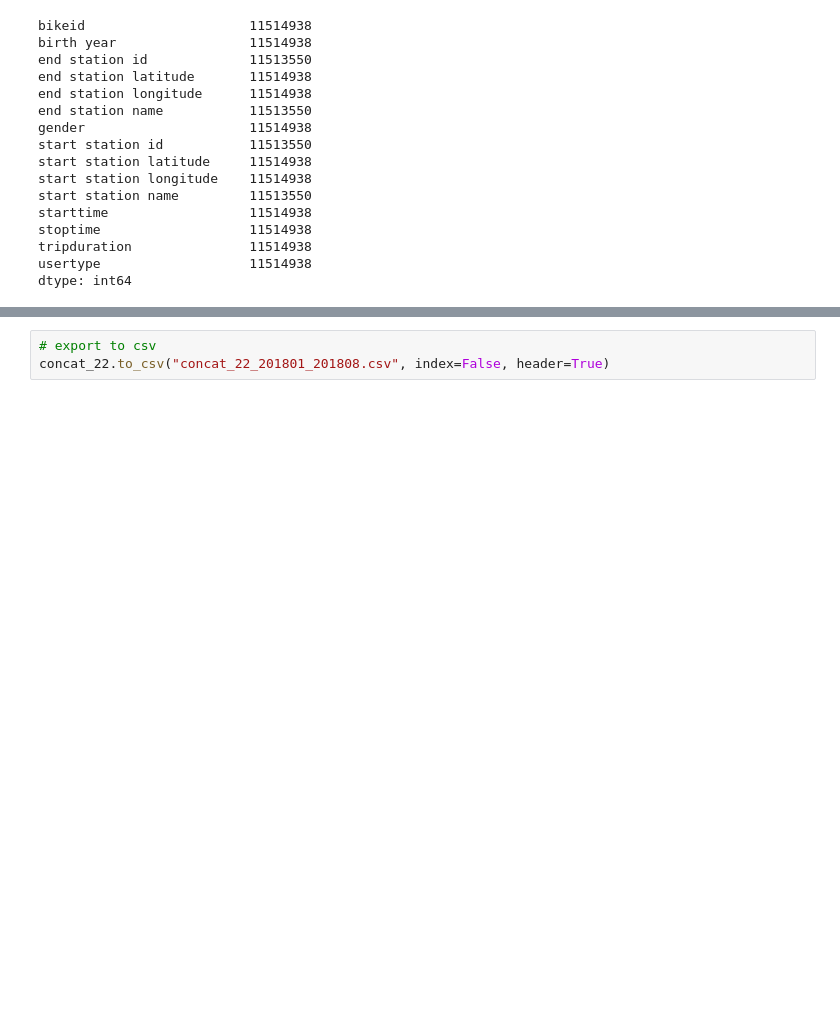
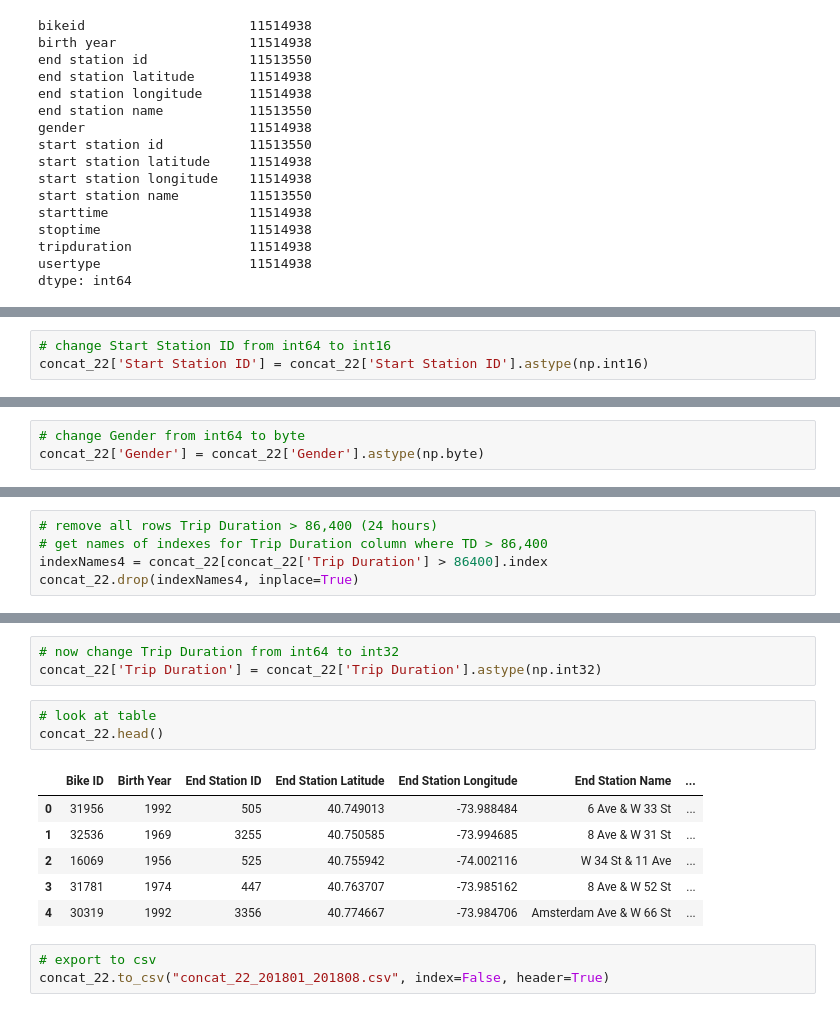
Before and after one commit to 3chords/biking_nyc, a Jupyter notebook: biking_nyc_Jan2018_Aug2018.ipynb, the cells around one changed output, grey strips where cells are left out. Drawn from its saved outputs; the diff is of its cells as text; blank space fills up the shorter version.

```diff
--- a/biking_nyc_Jan2018_Aug2018.ipynb
+++ b/biking_nyc_Jan2018_Aug2018.ipynb
@@ -574,0 +687,3 @@ concat_22.head()
+# %%
+# change Start Station ID from int64 to int16
+concat_22['Start Station ID'] = concat_22['Start Station ID'].astype(np.int16)
@@ -574,0 +720,3 @@ concat_22.head()
+# %%
+# change Gender from int64 to byte
+concat_22['Gender'] = concat_22['Gender'].astype(np.byte)
@@ -574,0 +743,5 @@ concat_22.head()
+# %%
+# remove all rows Trip Duration > 86,400 (24 hours)
+# get names of indexes for Trip Duration column where TD > 86,400
+indexNames4 = concat_22[concat_22['Trip Duration'] > 86400].index
+concat_22.drop(indexNames4, inplace=True)
@@ -575,3 +814,16 @@ concat_22.head()
+# %%
+# now change Trip Duration from int64 to int32
+concat_22['Trip Duration'] = concat_22['Trip Duration'].astype(np.int32)
+# %%
+# look at table
+concat_22.head()
+# %% [output]
+|  | Bike ID | Birth Year | End Station ID | End Station Latitude | End Station Longitude | End Station Name | ... |
+| 0 | 31956 | 1992 | 505 | 40.749013 | -73.988484 | 6 Ave & W 33 St | ... |
+| 1 | 32536 | 1969 | 3255 | 40.750585 | -73.994685 | 8 Ave & W 31 St | ... |
+| 2 | 16069 | 1956 | 525 | 40.755942 | -74.002116 | W 34 St & 11 Ave | ... |
+| 3 | 31781 | 1974 | 447 | 40.763707 | -73.985162 | 8 Ave & W 52 St | ... |
+| 4 | 30319 | 1992 | 3356 | 40.774667 | -73.984706 | Amsterdam Ave & W 66 St | ... |
 # %%
 # export to csv
 concat_22.to_csv("concat_22_201801_201808.csv", index=False, header=True)
```
Also changed, not shown: parts of 23 cells of this notebook.
